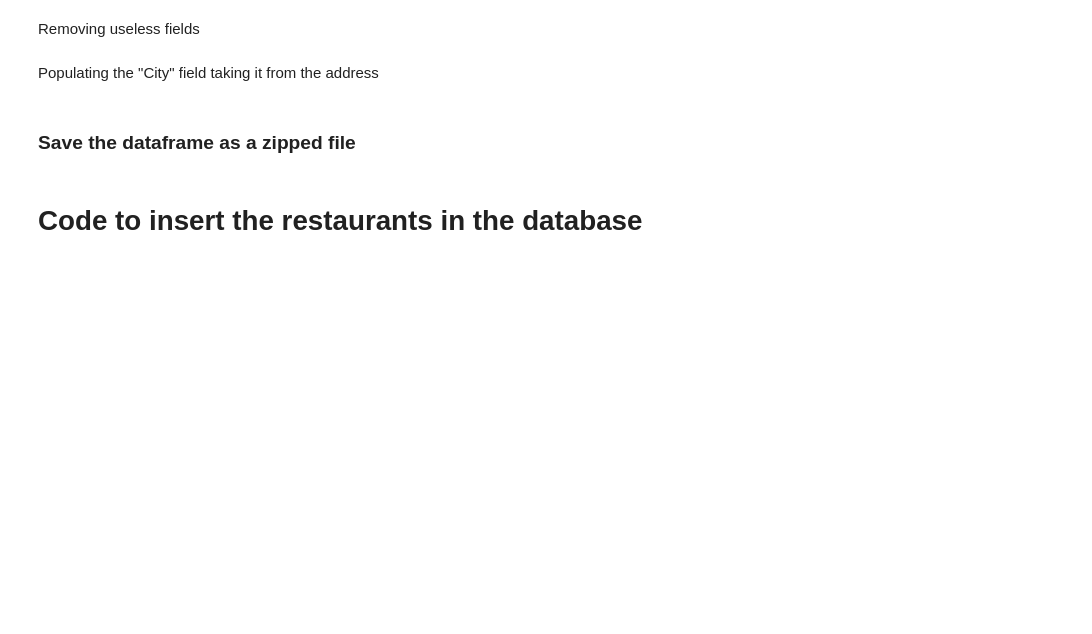
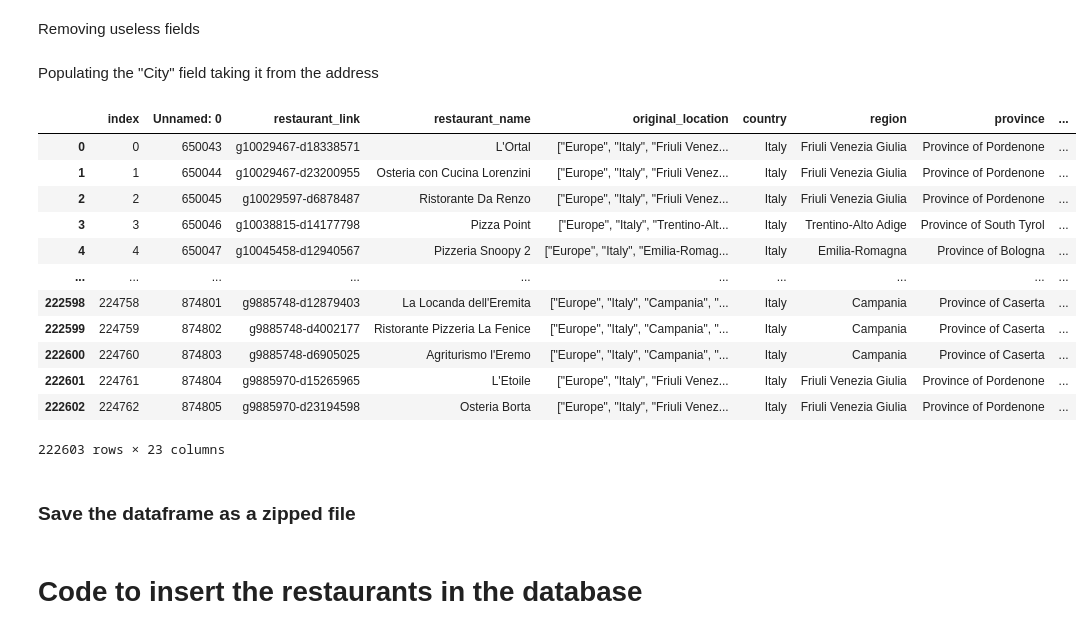
Before and after one commit to DomizianoScarcelli/voicefork, a Jupyter notebook: backend/restaurants/db/populate.ipynb, the cells around one changed output. Cells and saved outputs as stored; diff of their text form; code cells hidden in the pictures; blank space fills up the shorter version.

```diff
--- a/backend/restaurants/db/populate.ipynb
+++ b/backend/restaurants/db/populate.ipynb
@@ -90,6 +90,22 @@ final_df['avg_rating'] = final_df['avg_rating'].fillna(0.0)
 final_df = final_df.fillna("")
 final_df = final_df[final_df["latitude"] != ""]
 final_df = final_df[final_df["longitude"] != ""]
+# %%
+df = final_df.reset_index()
+# %% [output]
+|  | index | Unnamed: 0 | restaurant_link | restaurant_name | original_location | country | region | province | ... |
+| 0 | 0 | 650043 | g10029467-d18338571 | L'Ortal | ["Europe", "Italy", "Friuli Venez... | Italy | Friuli Venezia Giulia | Province of Pordenone | ... |
+| 1 | 1 | 650044 | g10029467-d23200955 | Osteria con Cucina Lorenzini | ["Europe", "Italy", "Friuli Venez... | Italy | Friuli Venezia Giulia | Province of Pordenone | ... |
+| 2 | 2 | 650045 | g10029597-d6878487 | Ristorante Da Renzo | ["Europe", "Italy", "Friuli Venez... | Italy | Friuli Venezia Giulia | Province of Pordenone | ... |
+| 3 | 3 | 650046 | g10038815-d14177798 | Pizza Point | ["Europe", "Italy", "Trentino-Alt... | Italy | Trentino-Alto Adige | Province of South Tyrol | ... |
+| 4 | 4 | 650047 | g10045458-d12940567 | Pizzeria Snoopy 2 | ["Europe", "Italy", "Emilia-Romag... | Italy | Emilia-Romagna | Province of Bologna | ... |
+| ... | ... | ... | ... | ... | ... | ... | ... | ... | ... |
+| 222598 | 224758 | 874801 | g9885748-d12879403 | La Locanda dell'Eremita | ["Europe", "Italy", "Campania", "... | Italy | Campania | Province of Caserta | ... |
+| 222599 | 224759 | 874802 | g9885748-d4002177 | Ristorante Pizzeria La Fenice | ["Europe", "Italy", "Campania", "... | Italy | Campania | Province of Caserta | ... |
+| 222600 | 224760 | 874803 | g9885748-d6905025 | Agriturismo l'Eremo | ["Europe", "Italy", "Campania", "... | Italy | Campania | Province of Caserta | ... |
+| 222601 | 224761 | 874804 | g9885970-d15265965 | L'Etoile | ["Europe", "Italy", "Friuli Venez... | Italy | Friuli Venezia Giulia | Province of Pordenone | ... |
+| 222602 | 224762 | 874805 | g9885970-d23194598 | Osteria Borta | ["Europe", "Italy", "Friuli Venez... | Italy | Friuli Venezia Giulia | Province of Pordenone | ... |
+222603 rows × 23 columns
 # %% [markdown]
 ### Save the dataframe as a zipped file
 # %%
```
Also changed, not shown: parts of 1 cell of this notebook, 18 other files.
